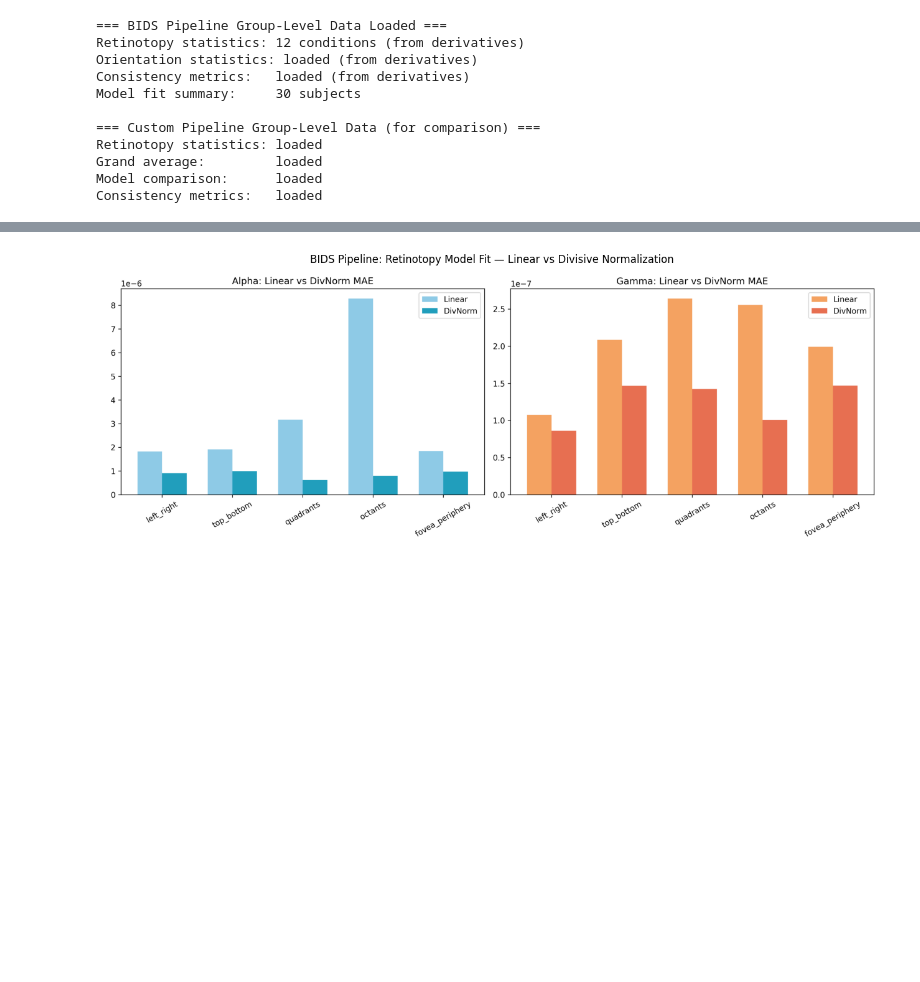
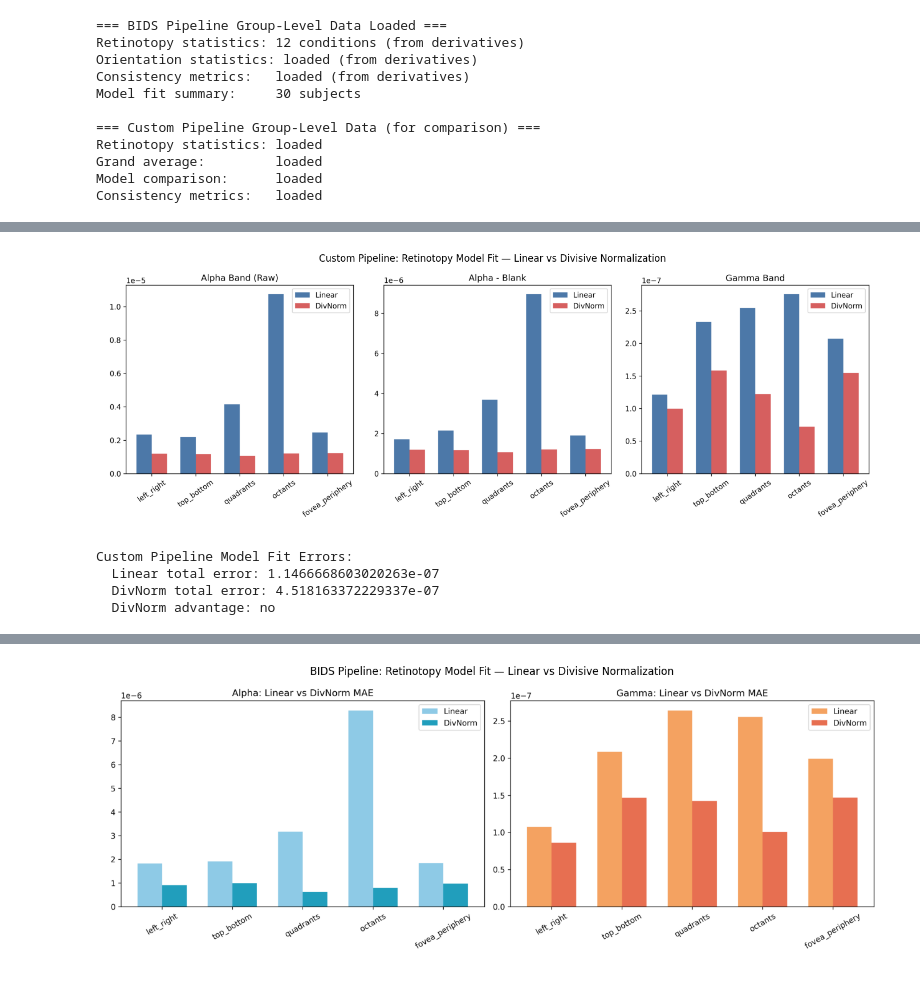
Before and after one commit to LI-ZHAODONG/eeg_visual_simulation_lac, a Jupyter notebook: EEG_Final_Version.ipynb, the cells around one changed output, grey strips where cells are left out. Cells and saved outputs as stored; diff of their text form; code cells hidden in the pictures; blank space fills up the shorter version.

```diff
--- a/EEG_Final_Version.ipynb
+++ b/EEG_Final_Version.ipynb
@@ -710,0 +794,23 @@ MAE is reported per spatial partition rather than as a single aggregate because
+# %%
+# --- Custom Pipeline: Retinotopy model fit figure and summary ---
+custom_model_fig = CUSTOM_GROUP / 'retinotopy_model_fit_errors.png'
+if custom_model_fig.exists():
+    show_image(custom_model_fig, figsize=(14, 5), title='Custom Pipeline: Retinotopy Model Fit — Linear vs Divisive Normalization')
+else:
+    print('[Model fit figure not found for Custom Pipeline]')
+
+# Print model fit errors if available
+if custom_model_compare:
+    mc = custom_model_compare.get('model_comparison', {})
+    print('Custom Pipeline Model Fit Errors:')
+    print(f"  Linear total error: {mc.get('linear_total_error', 'N/A')}")
+    print(f"  DivNorm total error: {mc.get('divnorm_total_error', 'N/A')}")
+    print(f"  DivNorm advantage: {mc.get('divnorm_advantage', 'N/A')}")
+else:
+    print('Custom Pipeline model fit summary not available')
+# %% [output]
+[figure, added]
+Custom Pipeline Model Fit Errors:
+  Linear total error: 1.1466668603020263e-07
+  DivNorm total error: 4.518163372229337e-07
+  DivNorm advantage: no
```
Also changed, not shown: parts of 25 cells of this notebook.
